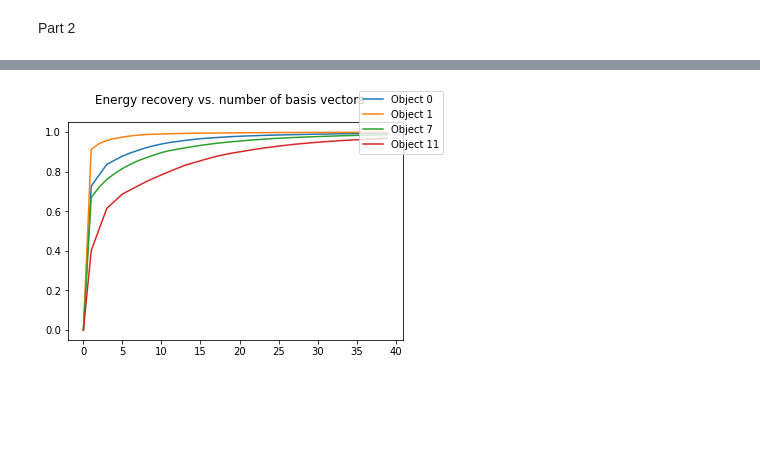
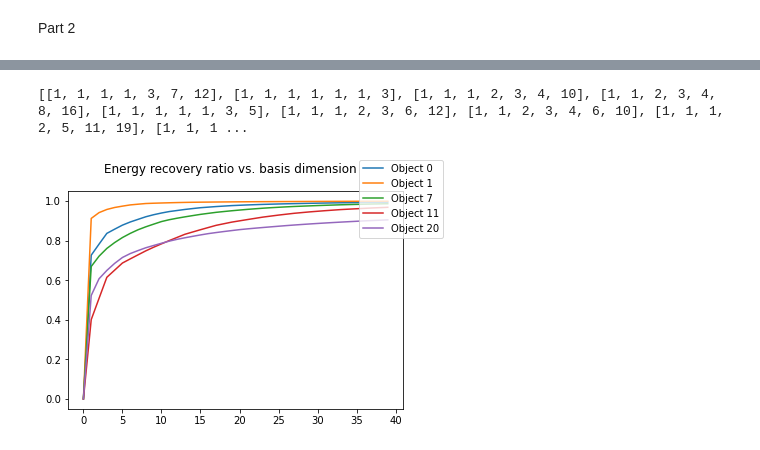
Before and after one commit to afrye51/EE541_CV, a Jupyter notebook: Lab3/Lab_3.ipynb, the cells around one changed output, grey strips where cells are left out. Cells and saved outputs as stored; diff of their text form; code cells hidden in the pictures; blank space fills up the shorter version.

Commit message:
Local classifiers working, global is hot garbage

```diff
--- a/Lab3/Lab_3.ipynb
+++ b/Lab3/Lab_3.ipynb
@@ -141,11 +160,12 @@ def plot_3d_manifold(m, num=None):
     ax.set_ylabel('$\phi_2$')
     ax.set_zlabel('$\phi_3$')
 # %%
-x = np.array(x_from_image_sets(im_training_unproc))
-u, sv = u_sv_from_x(x)
-m = m_from_u_x(u, x)
+x, u, sv, vt, m = x_svd_m_from_image_sets(im_training_unproc)
+#x = np.array(x_from_image_sets(im_training_unproc))
+#u, sv, vt = svd_from_x(x)
+#m = m_from_u_x(u, x)
 # %%
-#g, ug, svg, mg = g_u_sv_m_from_x(x)
+g, ug, svg, vtg, mg = g_svd_m_from_x(x)
 # %%
 plot_3d_manifold(m, 0)
 plot_3d_manifold(m, 1)
@@ -279,4 +277,25 @@ for i in range(20):
+# %%
+data = []
+k_all = []
+k_all_list = [0.20, 0.40, 0.55, 0.70, 0.80, 0.90, 0.95]
+
+# Compute data and min_vectors for err = k_all_list
+for i in range(20):
+    data.append(computeER(x[i], sv[i]))
+    k_all.append([])
+    for j in range(len(k_all_list)):
+        k_all[i].append(computeER(x[i], sv[i], k_all_list[j]))
+
+# Compute the same for the global system
+data.append(computeER(g, svg))
+k_all.append([])
+for j in range(len(k_all_list)):
+    k_all[20].append(computeER(g, svg, k_all_list[j]))
+# %%
+print(k_all)
+# %% [output]
+[[1, 1, 1, 1, 3, 7, 12], [1, 1, 1, 1, 1, 1, 3], [1, 1, 1, 2, 3, 4, 10], [1, 1, 2, 3, 4, 8, 16], [1, 1, 1, 1, 1, 3, 5], [1, 1, 1, 2, 3, 6, 12], [1, 1, 2, 3, 4, 6, 10], [1, 1, 1, 2, 5, 11, 19], [1, 1, 1 ...
 # %%
-plotER(data, [0, 1, 7, 11], 40)
+plotER(data, [0, 1, 7, 11, 20], 40)
 # %% [output]
-[figure, old version]
+[figure, new version]
```
Also changed, not shown: parts of 6 cells of this notebook.
